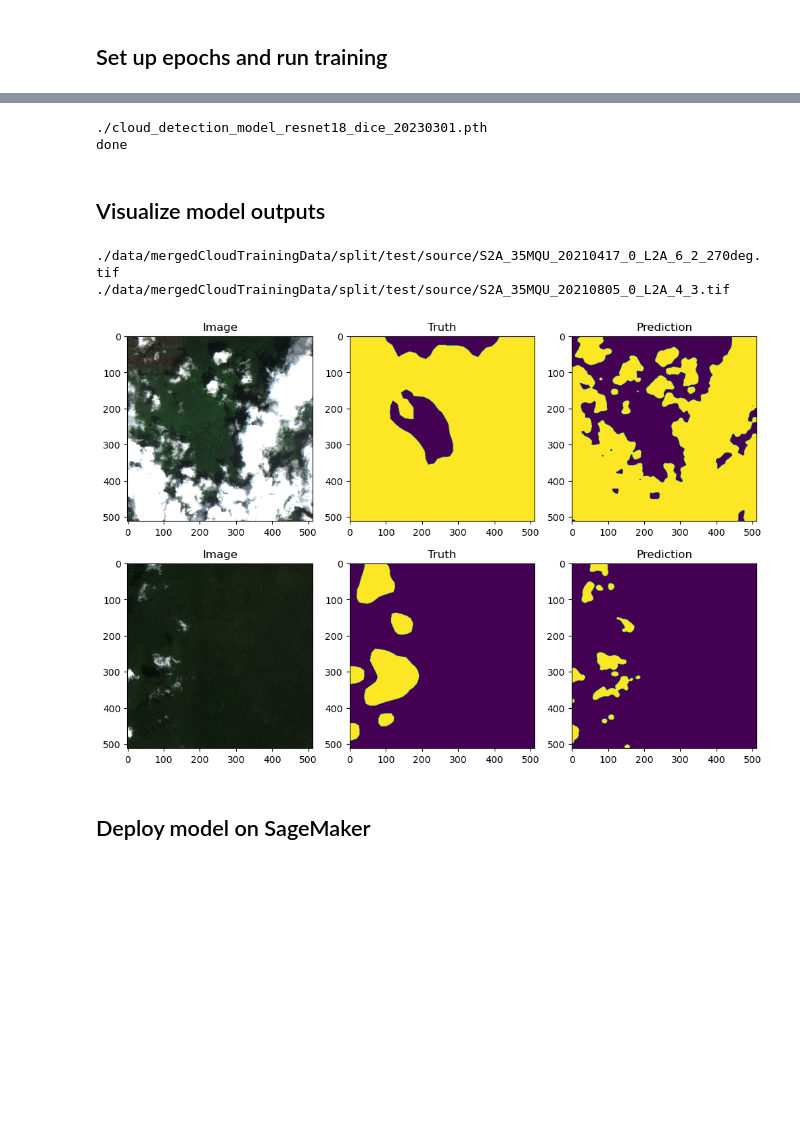
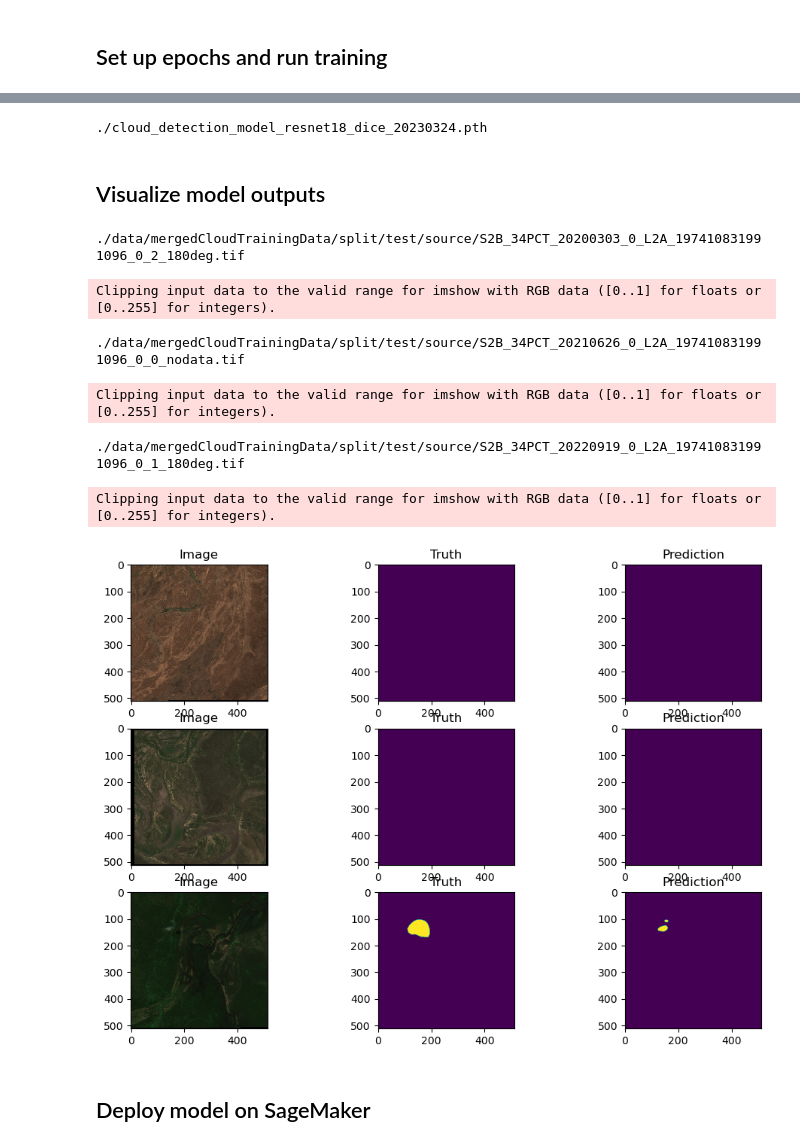
Before and after one commit to caseyslaught/smartcarte-containers, a Jupyter notebook: notebooks/src/RunBuildCloudModel.ipynb, the cells around one changed output, grey strips where cells are left out. Saved outputs shown, nothing was run; the diff lists cells and outputs as text; code cells hidden in the pictures; blank space fills up the shorter version.

```diff
--- a/notebooks/src/RunBuildCloudModel.ipynb
+++ b/notebooks/src/RunBuildCloudModel.ipynb
@@ -130,11 +130,11 @@ val_epoch = smp_utils.train.ValidEpoch(
 )
 
 
-NUM_EPOCHS = 2
+NUM_EPOCHS = 4
 
 # 4 epochs, 1561 training chips: 0.06787 dice loss
 # 4 epochs, 1657 training chips: 0.08707 dice loss
-# 2 epochs, 1752 training chips:
+# 4 epochs, 2483 training chips:
 
 for i in range(0, NUM_EPOCHS):
     train_logs = train_epoch.run(train_dataloader)
@@ -143,6 +143,5 @@ for i in range(0, NUM_EPOCHS):
 
 print('done')
 # %% [output]
-./cloud_detection_model_resnet18_dice_20230301.pth
-done
+./cloud_detection_model_resnet18_dice_20230324.pth
 # %%
@@ -167,8 +164,8 @@ import torch
 from common.utilities.visualization import plot_bands
 
 
-count = 2
-offset = 5
+count = 3
+offset = 55
 
 fig, rows = plt.subplots(count, 3, figsize=(12, 8))
 if rows.ndim == 1:
@@ -179,36 +176,40 @@ if rows.ndim == 1:
 best_model = torch.load(model_path)
 
 for i in range(count):
 
     row = rows[i]
     image, labels = test_dataset[i+offset]
     image_path = test_dataset.image_paths[i+offset]
     print(image_path)
 
     image = np.expand_dims(image, 0)
     image = torch.tensor(image)
 
     prediction = best_model.predict(image)
     probabilities = torch.sigmoid(prediction).cpu().numpy()
     probabilities = probabilities[0, 0, :, :]
     binary_prediction = (probabilities >= 0.80).astype(bool)
 
     labels = labels.squeeze().numpy()
     labels = np.ma.array(labels, mask=(labels==2))
 
     image = image.cpu().numpy().squeeze(0)
     plot_bands(image, bands=[2, 1, 0], ax=row[0], transpose=True)
     row[0].set_title('Image')
 
     row[1].imshow(labels, vmin=0, vmax=1)
     row[1].set_title('Truth')
 
     row[2].imshow(binary_prediction, vmin=0, vmax=1)
     row[2].set_title('Prediction')
 # %% [output]
-./data/mergedCloudTrainingData/split/test/source/S2A_35MQU_20210417_0_L2A_6_2_270deg.tif
-./data/mergedCloudTrainingData/split/test/source/S2A_35MQU_20210805_0_L2A_4_3.tif
+./data/mergedCloudTrainingData/split/test/source/S2B_34PCT_20200303_0_L2A_197410831991096_0_2_180deg.tif
+Clipping input data to the valid range for imshow with RGB data ([0..1] for floats or [0..255] for integers).
+./data/mergedCloudTrainingData/split/test/source/S2B_34PCT_20210626_0_L2A_197410831991096_0_0_nodata.tif
+Clipping input data to the valid range for imshow with RGB data ([0..1] for floats or [0..255] for integers).
+./data/mergedCloudTrainingData/split/test/source/S2B_34PCT_20220919_0_L2A_197410831991096_0_1_180deg.tif
+Clipping input data to the valid range for imshow with RGB data ([0..1] for floats or [0..255] for integers).
-[figure, old version]
+[figure, new version]
 # %% [markdown]
 ## Deploy model on SageMaker
 # %%
```
Also changed, not shown: parts of 3 cells of this notebook, 3 other files.
